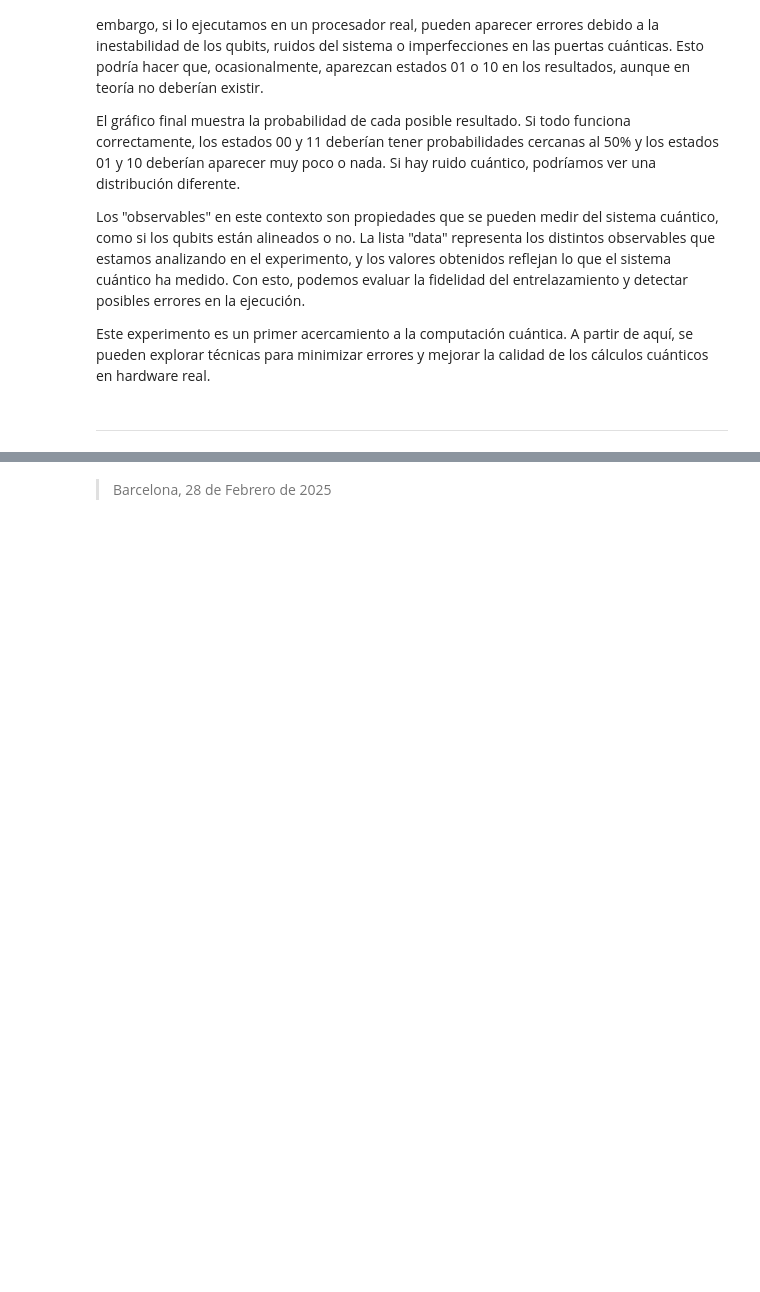
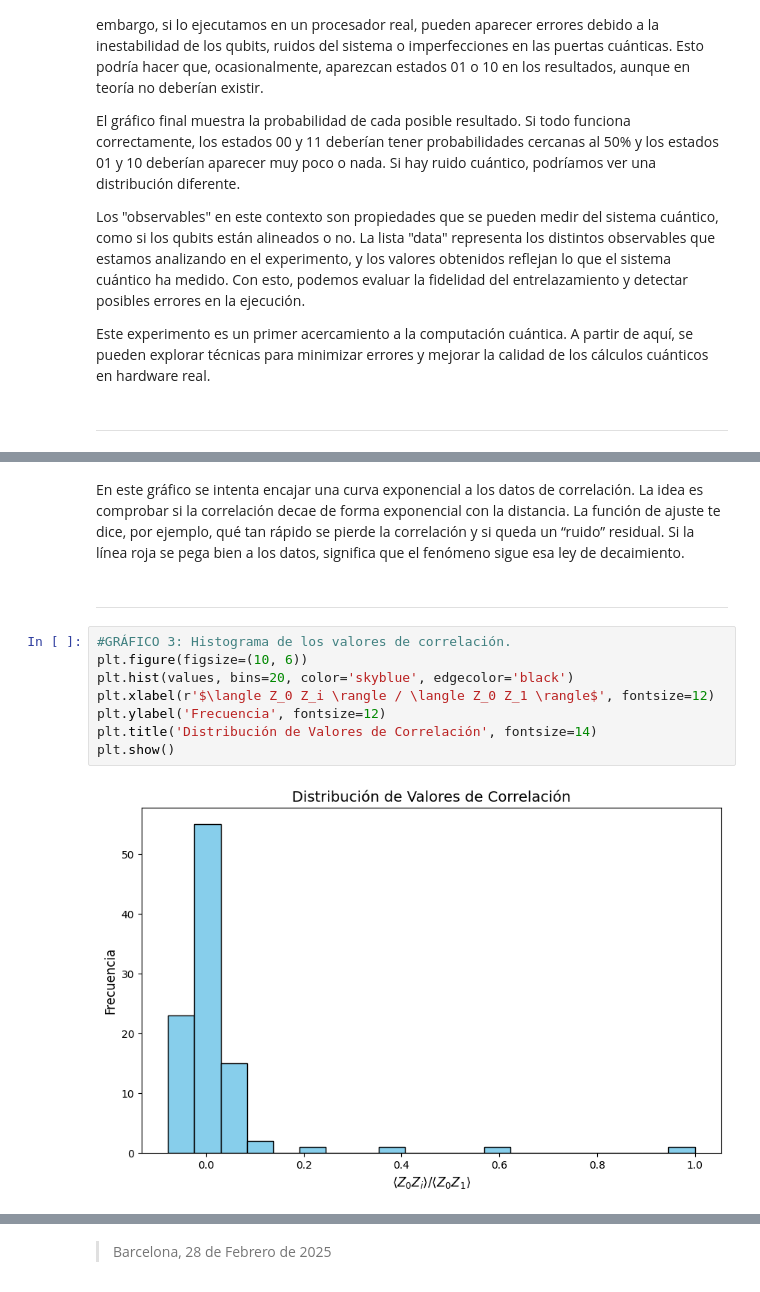
Before and after one commit to HectorAyusoMartin/IBM_Qiskit_quantum_tests, a Jupyter notebook: 1-test_entrelazamiento_cuantico.ipynb, the cells around one changed output, grey strips where cells are left out. Drawn from its saved outputs; the diff is of its cells as text; blank space fills up the shorter version.

```diff
--- a/1-test_entrelazamiento_cuantico.ipynb
+++ b/1-test_entrelazamiento_cuantico.ipynb
@@ -112,0 +328,14 @@ Este experimento es un primer acercamiento a la computación cuántica. A partir
+# %% [markdown]
+En este gráfico se intenta encajar una curva exponencial a los datos de correlación. La idea es comprobar si la correlación decae de forma exponencial con la distancia. La función de ajuste te dice, por ejemplo, qué tan rápido se pierde la correlación y si queda un “ruido” residual. Si la línea roja se pega bien a los datos, significa que el fenómeno sigue esa ley de decaimiento.
+# %% [markdown]
+---
+# %%
+#GRÁFICO 3: Histograma de los valores de correlación.
+plt.figure(figsize=(10, 6))
+plt.hist(values, bins=20, color='skyblue', edgecolor='black')
+plt.xlabel(r'$\langle Z_0 Z_i \rangle / \langle Z_0 Z_1 \rangle$', fontsize=12)
+plt.ylabel('Frecuencia', fontsize=12)
+plt.title('Distribución de Valores de Correlación', fontsize=14)
+plt.show()
+# %% [output]
+[figure, added]
```
Also changed, not shown: parts of 52 cells of this notebook, 8 other files.
